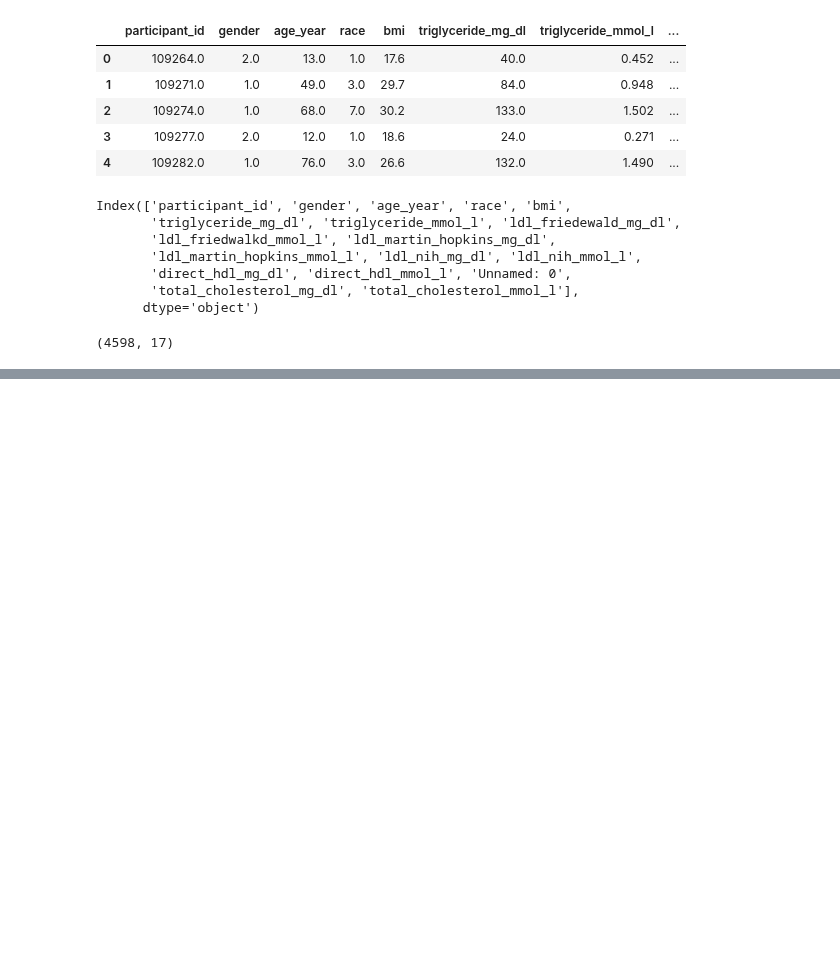
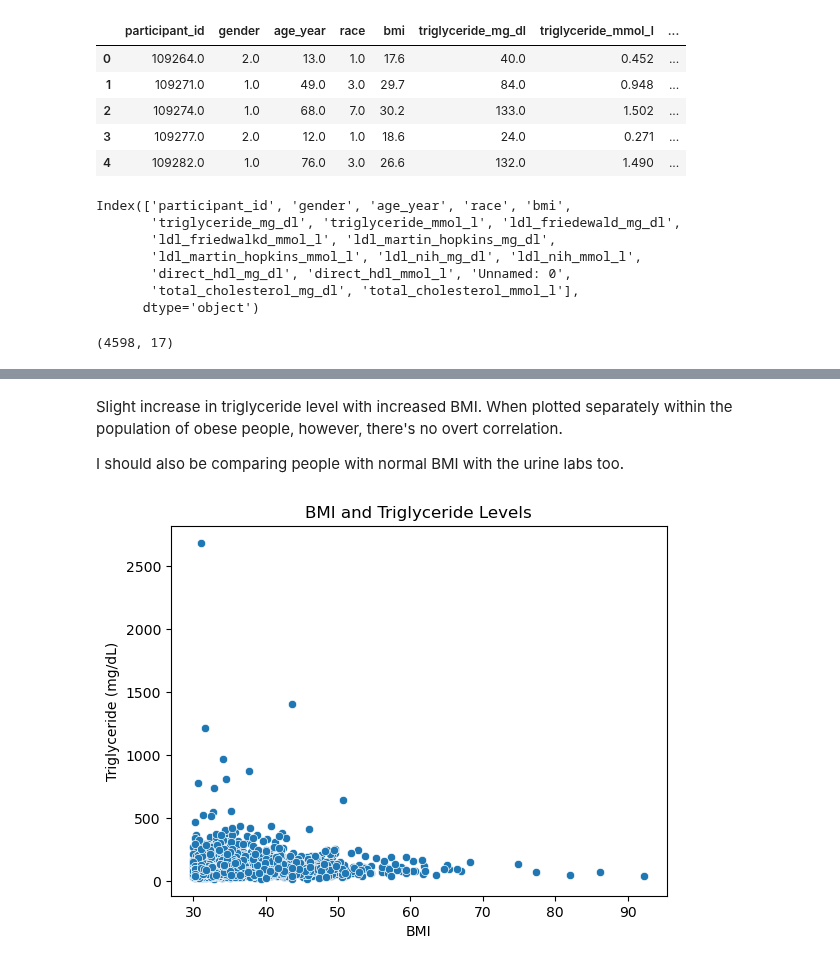
Before and after one commit to eudorach/portfolio_ds_projects, a Jupyter notebook: NHANES_analysis/7_blood_data_analysis.ipynb, the cells around one changed output, grey strips where cells are left out. Cells and saved outputs as stored; diff of their text form; code cells hidden in the pictures; blank space fills up the shorter version.

```diff
--- a/NHANES_analysis/7_blood_data_analysis.ipynb
+++ b/NHANES_analysis/7_blood_data_analysis.ipynb
@@ -110,0 +149,3 @@ df_c.shape
+# %%
+df_adults = df_c[df_c['age_year'] >= 18]
+df_obese = df_c[df_c['bmi'] >= 30]
@@ -110,0 +179,12 @@ df_c.shape
+# %% [markdown]
+Slight increase in triglyceride level with increased BMI. When plotted separately within the population of obese people, however, there's no overt correlation.
+
+I should also be comparing people with normal BMI with the urine labs too.
+# %%
+sns.scatterplot(x='bmi',y='triglyceride_mg_dl',data=df_obese)
+plt.xlabel('BMI')
+plt.ylabel('Triglyceride (mg/dL)')
+plt.title('BMI and Triglyceride Levels')
+plt.show()
+# %% [output]
+[figure, added]
```
Also changed, not shown: parts of 10 cells of this notebook.
